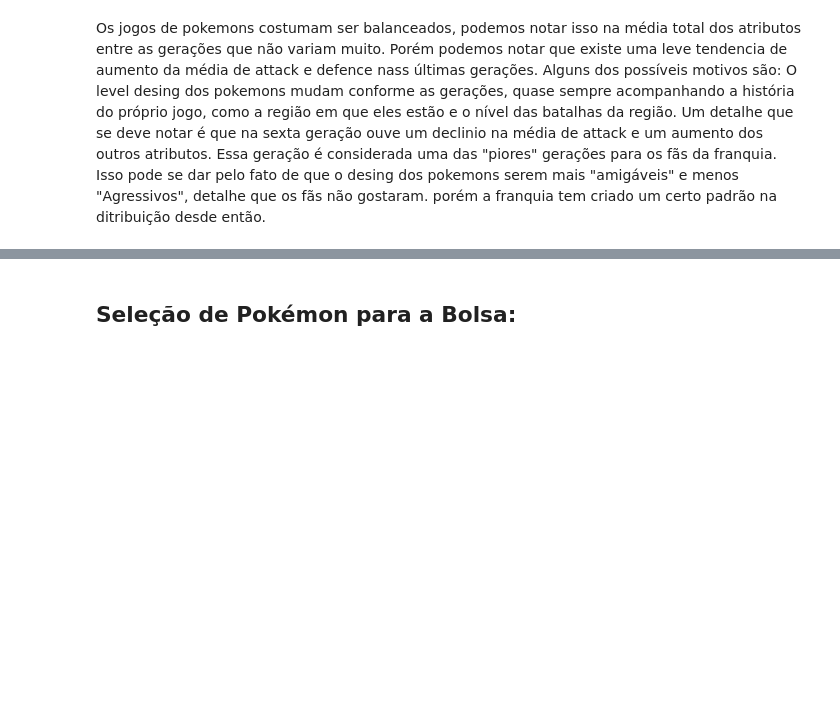
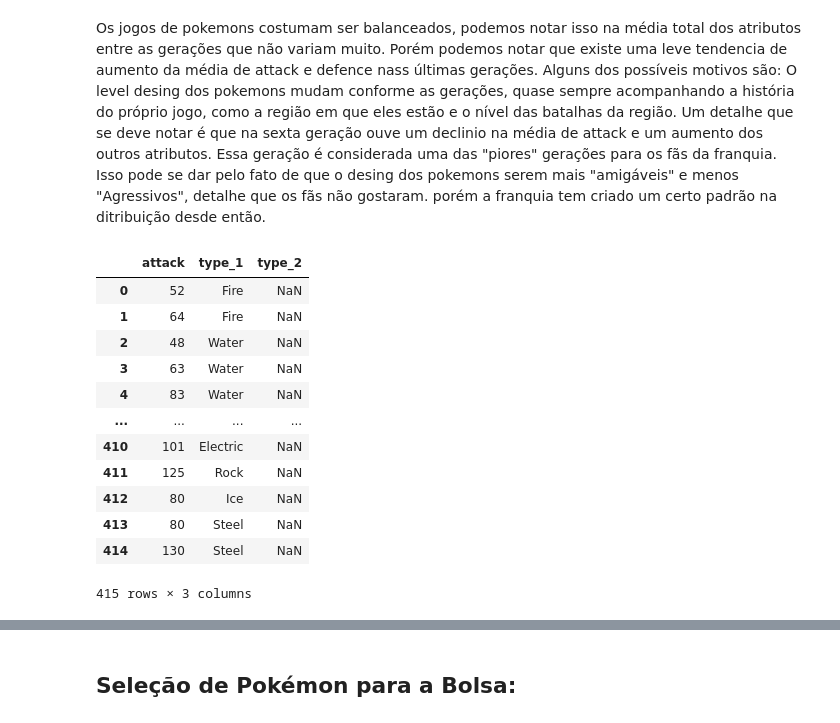
Before and after one commit to srtjazz/gc-python-2024, a Jupyter notebook: boss_mundo_2/boss_mundo_2.ipynb, the cells around one changed output, grey strips where cells are left out. Saved outputs shown, nothing was run; the diff lists cells and outputs as text; code cells hidden in the pictures; blank space fills up the shorter version.

```diff
--- a/boss_mundo_2/boss_mundo_2.ipynb
+++ b/boss_mundo_2/boss_mundo_2.ipynb
@@ -59,3 +59,21 @@ fig.show()
  Os jogos de pokemons costumam ser balanceados, podemos notar isso na média total dos atributos entre as gerações que não variam muito. Porém podemos notar que existe uma leve tendencia de aumento da média de attack e defence nass últimas gerações.
  Alguns dos possíveis motivos são: O level desing dos pokemons mudam conforme as gerações, quase sempre acompanhando a história do próprio jogo, como a região em que eles estão e o nível das batalhas da região.
  Um detalhe que se deve notar é que na sexta geração ouve um declinio na média de attack e um aumento dos outros atributos. Essa geração é considerada uma das "piores" gerações para os fãs da franquia. Isso pode se dar pelo fato de que o desing dos pokemons serem mais "amigáveis" e menos "Agressivos", detalhe que os fãs não gostaram. porém a franquia tem criado um certo padrão na ditribuição desde então.
+# %%
+attack = poke[['attack','type_1','type_2']].copy()
+attack_um_tipo = attack[attack.isnull().any(axis=1)].reset_index(drop=True)
+attack_um_tipo
+# %% [output]
+|  | attack | type_1 | type_2 |
+| 0 | 52 | Fire | NaN |
+| 1 | 64 | Fire | NaN |
+| 2 | 48 | Water | NaN |
+| 3 | 63 | Water | NaN |
+| 4 | 83 | Water | NaN |
+| ... | ... | ... | ... |
+| 410 | 101 | Electric | NaN |
+| 411 | 125 | Rock | NaN |
+| 412 | 80 | Ice | NaN |
+| 413 | 80 | Steel | NaN |
+| 414 | 130 | Steel | NaN |
+415 rows × 3 columns
```
Also changed, not shown: parts of 28 cells of this notebook.
